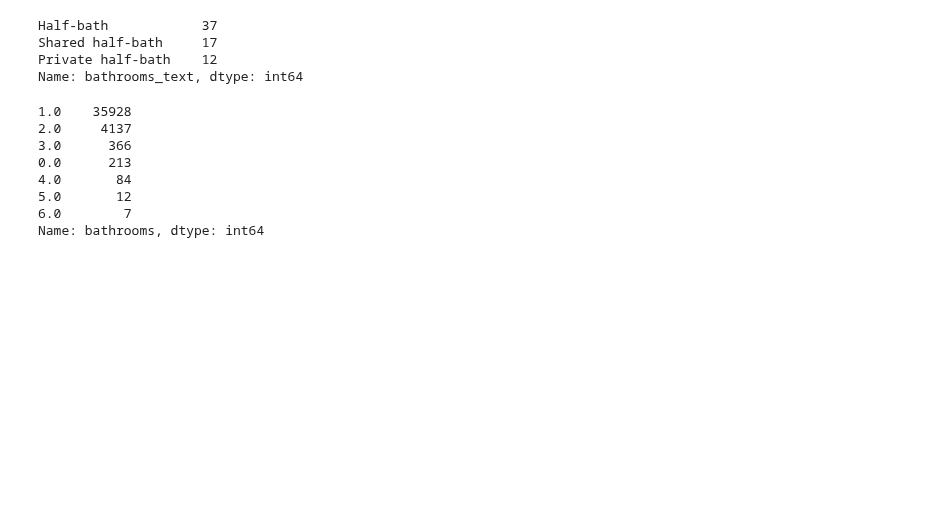
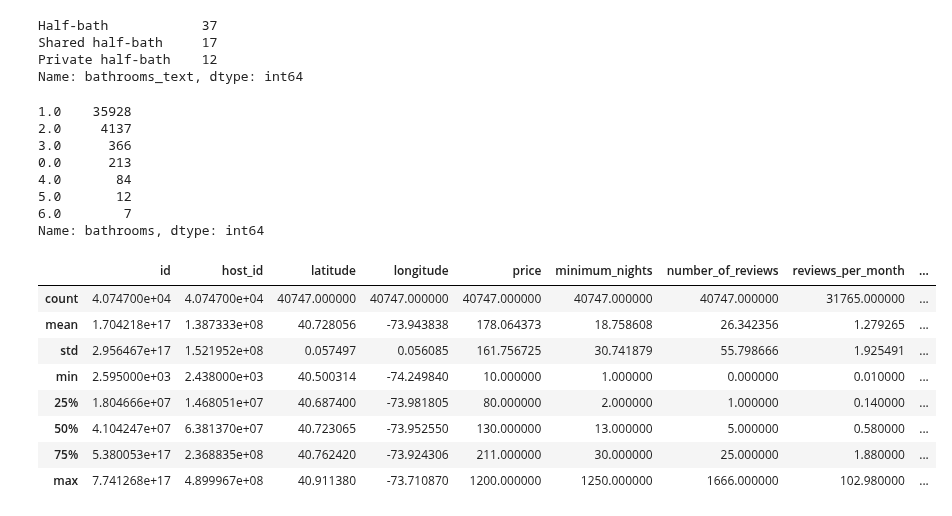
Before and after one commit to n-altawam/Sprinboard, a Jupyter notebook: Capstone 2/EDA.ipynb, the cells around one changed output. Saved outputs shown, nothing was run; the diff lists cells and outputs as text; code cells hidden in the pictures; blank space fills up the shorter version.

```diff
--- a/Capstone 2/EDA.ipynb
+++ b/Capstone 2/EDA.ipynb
@@ -288,0 +279,12 @@ df.bathrooms_text.value_counts()
+# %%
+df.describe()
+# %% [output]
+|  | id | host_id | latitude | longitude | price | minimum_nights | number_of_reviews | reviews_per_month | ... |
+| count | 4.074700e+04 | 4.074700e+04 | 40747.000000 | 40747.000000 | 40747.000000 | 40747.000000 | 40747.000000 | 31765.000000 | ... |
+| mean | 1.704218e+17 | 1.387333e+08 | 40.728056 | -73.943838 | 178.064373 | 18.758608 | 26.342356 | 1.279265 | ... |
+| std | 2.956467e+17 | 1.521952e+08 | 0.057497 | 0.056085 | 161.756725 | 30.741879 | 55.798666 | 1.925491 | ... |
+| min | 2.595000e+03 | 2.438000e+03 | 40.500314 | -74.249840 | 10.000000 | 1.000000 | 0.000000 | 0.010000 | ... |
+| 25% | 1.804666e+07 | 1.468051e+07 | 40.687400 | -73.981805 | 80.000000 | 2.000000 | 1.000000 | 0.140000 | ... |
+| 50% | 4.104247e+07 | 6.381370e+07 | 40.723065 | -73.952550 | 130.000000 | 13.000000 | 5.000000 | 0.580000 | ... |
+| 75% | 5.380053e+17 | 2.368835e+08 | 40.762420 | -73.924306 | 211.000000 | 30.000000 | 25.000000 | 1.880000 | ... |
+| max | 7.741268e+17 | 4.899967e+08 | 40.911380 | -73.710870 | 1200.000000 | 1250.000000 | 1666.000000 | 102.980000 | ... |
```
Also changed, not shown: parts of 20 cells of this notebook, 1 other file.
